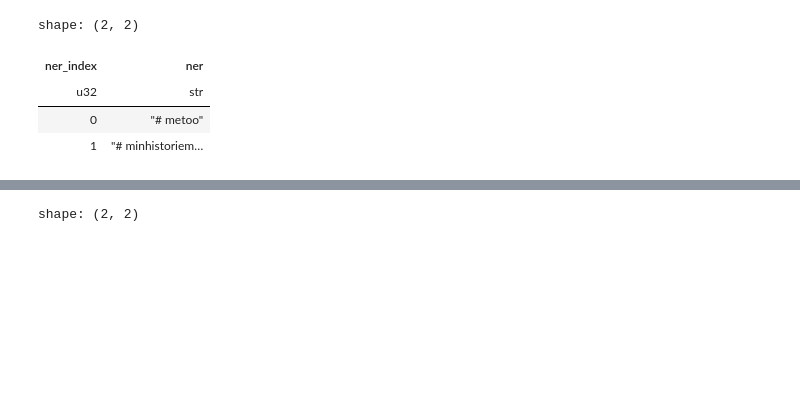
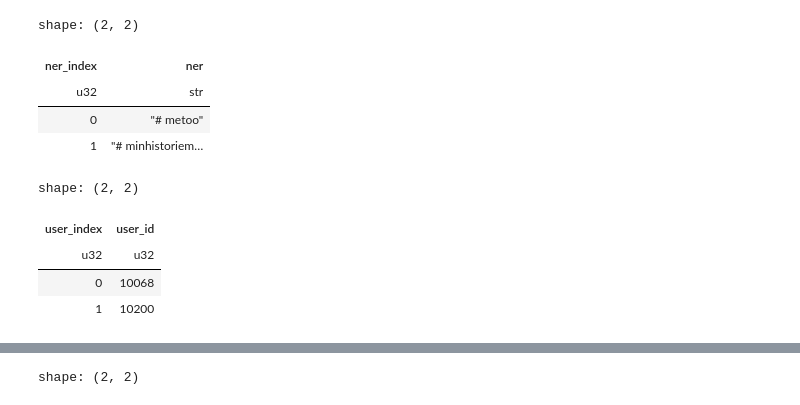
Before and after one commit to recsyspolimi/recsys-challenge-2024-ekstrabladet, a Jupyter notebook: notebooks/urm/urm_ner_visual.ipynb, the cells around one changed output, grey strips where cells are left out. Cells and saved outputs as stored; diff of their text form; code cells hidden in the pictures; blank space fills up the shorter version.

```diff
--- a/notebooks/urm/urm_ner_visual.ipynb
+++ b/notebooks/urm/urm_ner_visual.ipynb
@@ -33,3 +35,12 @@ shape: (2, 2)
 | u32 | str |
 | 0 | "# metoo" |
 | 1 | "# minhistoriem… |
+# %%
+user_id_mapping = build_user_id_mapping(history_train.vstack(history_val))
+user_id_mapping.head(2)
+# %% [output]
+shape: (2, 2)
+| user_index | user_id |
+| u32 | u32 |
+| 0 | 10068 |
+| 1 | 10200 |
```
Also changed, not shown: parts of 7 cells of this notebook, 1 other file.
